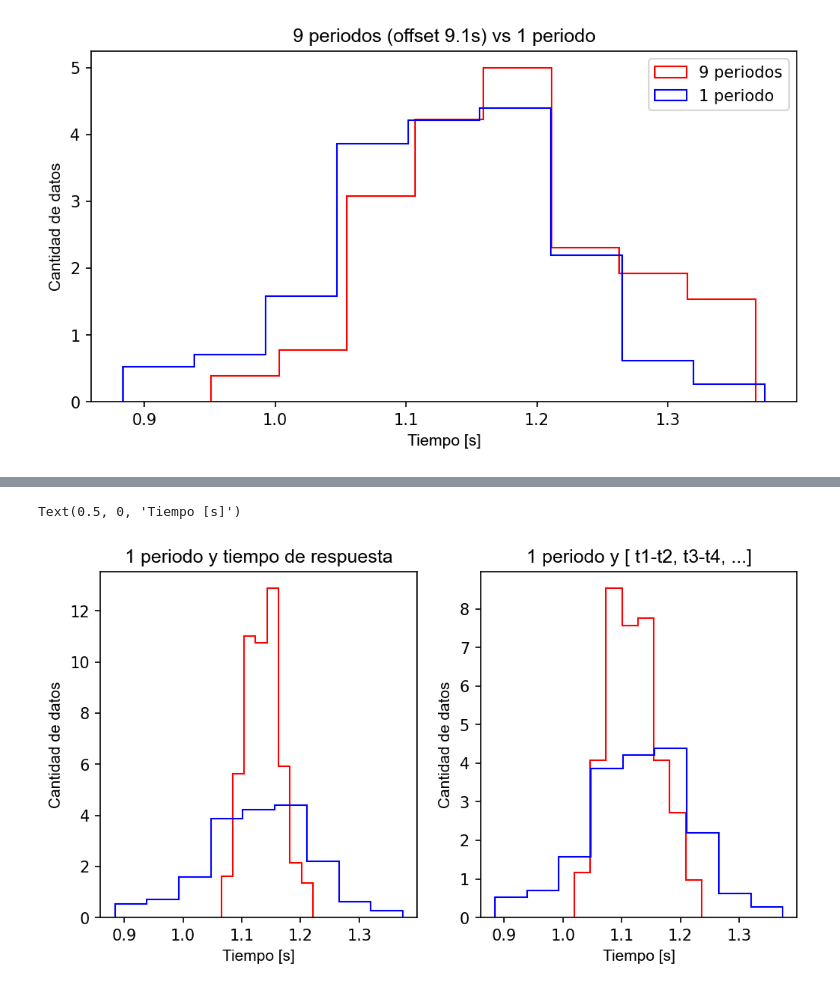
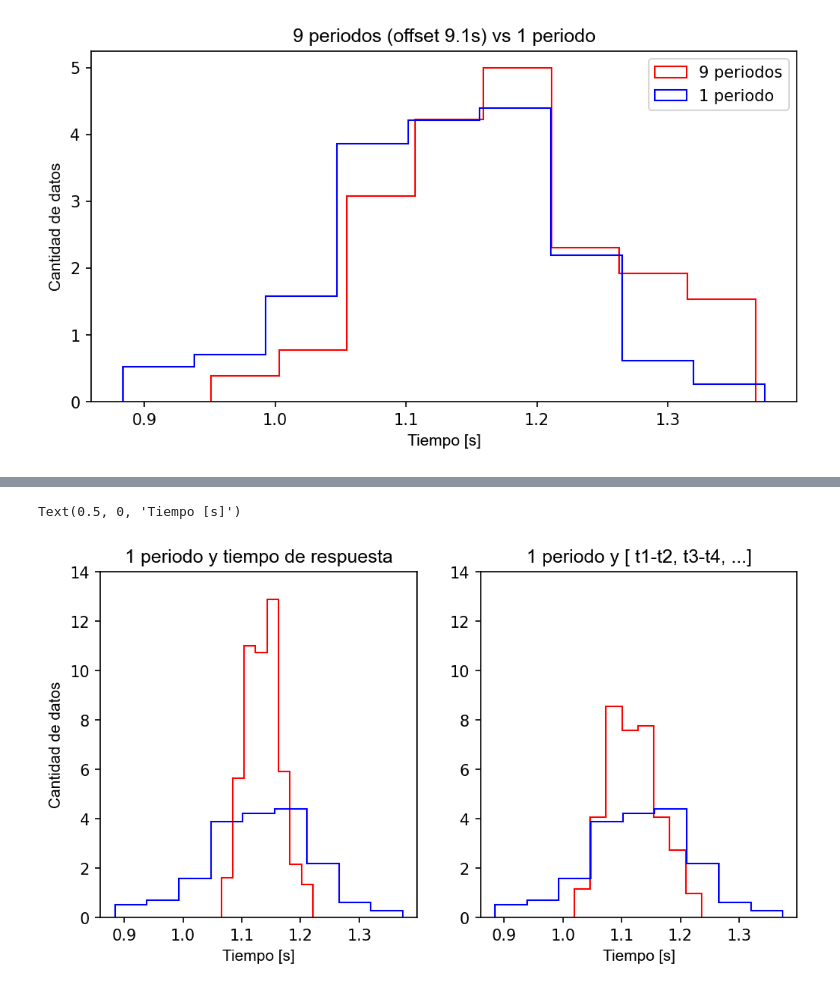
Before and after one commit to juliansjk/labo1-clase2, a Jupyter notebook: Clase_2.ipynb, the cells around one changed output, grey strips where cells are left out. Drawn from its saved outputs; the diff is of its cells as text; code cells hidden in the pictures.

```diff
--- a/Clase_2.ipynb
+++ b/Clase_2.ipynb
@@ -115,32 +133,35 @@ Text(0.5, 1.0, 'De tipo [ t1-t2, t3-t4, ...] con offset')
 # %%
 index = 0
 for x in cutData:
     cutData[index] = x + 0.85
 
     index += 1
 
 index2 = 0
 for x in newData:
     newData[index2] = x + 1.12
 
     index2 += 1
 
 plt.figure(figsize=(8,4),dpi=150)
 plt.subplot(1,2,1)
 plt.hist(cutData, bins=8, histtype="step", density=True, color='r', label="Tiempo respuesta")
 plt.hist(datos_cortados, bins=9, histtype="step", density=True, color="b", label="1 periodo")
+plt.ylim([0,14])
+
 
 plt.title("1 periodo y tiempo de respuesta",fontdict={'fontname':'Arial', 'fontsize':12})
 plt.ylabel("Cantidad de datos" ,fontdict={'fontname':'Arial'})
 plt.xlabel("Tiempo [s]" ,fontdict={'fontname':'Arial'})
 
 plt.subplot(1,2,2)
 plt.hist(newData, bins=8, histtype="step", density=True, color='r', label="Tiempo respuesta")
 plt.hist(datos_cortados, bins=9, histtype="step", density=True, color="b", label="1 periodo")
+plt.ylim([0,14])
+
 
 plt.title("1 periodo y [ t1-t2, t3-t4, ...]",fontdict={'fontname':'Arial', 'fontsize':12})
-plt.ylabel("Cantidad de datos" ,fontdict={'fontname':'Arial'})
 plt.xlabel("Tiempo [s]" ,fontdict={'fontname':'Arial'})
 # %% [output]
 Text(0.5, 0, 'Tiempo [s]')
-[figure, old version]
+[figure, new version]
```
Also changed, not shown: parts of 2 cells of this notebook.
